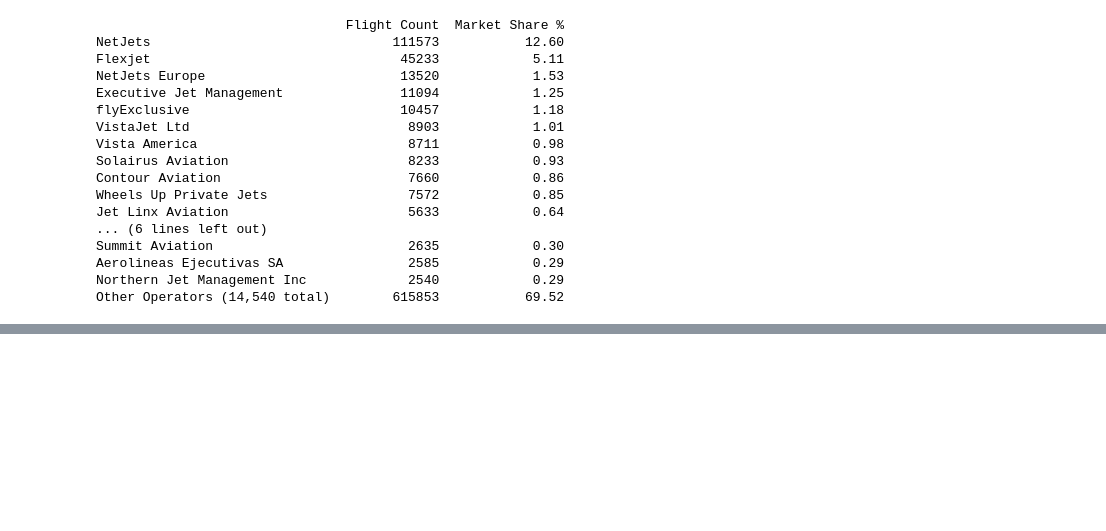
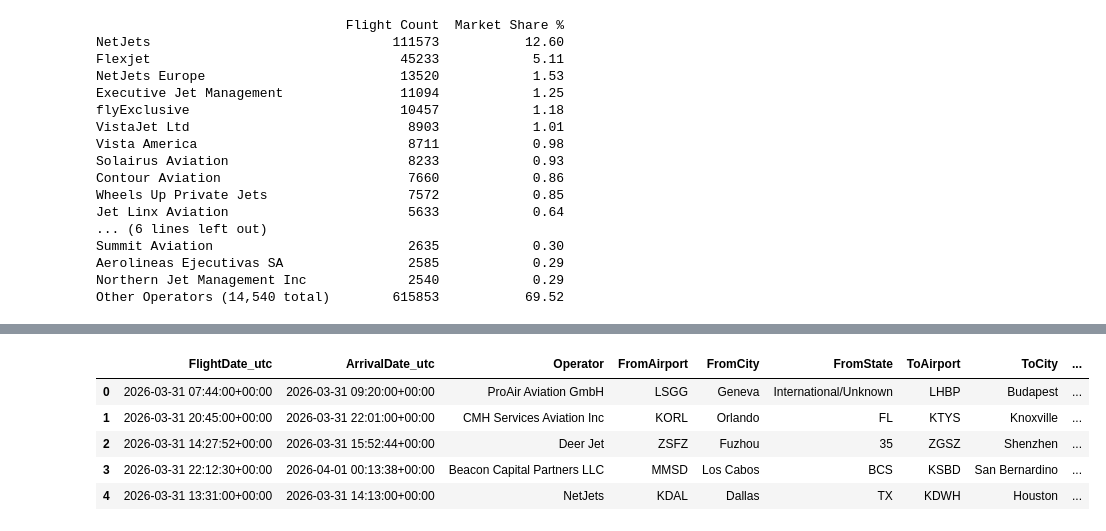
Before and after one commit to tausif-agntworksai/flight-pipeline, a Jupyter notebook: pricing/eda/rohit/wingx_2026_analysis_rs_v1.ipynb, the cells around one changed output, grey strips where cells are left out. Drawn from its saved outputs; the diff is of its cells as text; code cells hidden in the pictures; blank space fills up the shorter version.

```diff
--- a/pricing/eda/rohit/wingx_2026_analysis_rs_v1.ipynb
+++ b/pricing/eda/rohit/wingx_2026_analysis_rs_v1.ipynb
@@ -199,0 +297,18 @@ Other Operators (14,540 total)        615853           69.52
+# %%
+# 1. Create the lookup dictionary using the correct column names
+# Swapping 'ident' for 'icao' and 'Cluster' for 'cluster' based on your snippet
+cluster_map = dict(zip(df_cluster['icao'], df_cluster['cluster']))
+
+# 2. Map the individual clusters to your main flight 'df'
+df['from_cluster'] = df['FromAirport'].map(cluster_map).fillna('Other')
+df['to_cluster'] = df['ToAirport'].map(cluster_map).fillna('Other')
+
+# 3. Create the concatenated corridor feature
+df['From_To_Cluster'] = df['from_cluster'].astype(str) + ' - ' + df['to_cluster'].astype(str)
+
+# 4. Keep that memory low!
+for col in ['from_cluster', 'to_cluster', 'From_To_Cluster']:
+    df[col] = df[col].astype('category')
+
+# 5. Verify the fix
+print(df[['FromAirport', 'ToAirport', 'From_To_Cluster']].head())
@@ -199,0 +322,19 @@ Other Operators (14,540 total)        615853           69.52
+# %%
+# 1. Define your logical conditions
+is_short_hop = df['Hours'] <= 0.5
+is_hub_shuffle = (df['from_cluster'] == df['to_cluster']) & \
+                 (df['from_cluster'] != 'Other') & \
+                 (df['Hours'] <= 1.0)
+
+# 2. Create the feature: 'Y' for Reposition, 'N' for Revenue
+# We use np.where for a fast, vectorized assignment
+import numpy as np
+df['reposition_flight'] = np.where(is_short_hop | is_hub_shuffle, 'Y', 'N')
+
+# 3. Quick Vibe Check: See the breakdown
+print("Repositioning Feature Breakdown:")
+print(df['reposition_flight'].value_counts())
+
+# 4. Verification: Average duration for each category
+print("\nMean Flight Duration by Category:")
+print(df.groupby('reposition_flight')['Hours'].mean())
@@ -199,0 +353,14 @@ Other Operators (14,540 total)        615853           69.52
+# %%
+# 1. Ensure Jupyter shows all columns without truncating them
+import pandas as pd
+pd.set_option('display.max_columns', None)
+
+# 2. Show the first 5 rows with the new 'is_wheels_up' and 'reposition_flight' columns
+df.head(5)
+# %% [output]
+|  | FlightDate_utc | ArrivalDate_utc | Operator | FromAirport | FromCity | FromState | ToAirport | ToCity | ... |
+| 0 | 2026-03-31 07:44:00+00:00 | 2026-03-31 09:20:00+00:00 | ProAir Aviation GmbH | LSGG | Geneva | International/Unknown | LHBP | Budapest | ... |
+| 1 | 2026-03-31 20:45:00+00:00 | 2026-03-31 22:01:00+00:00 | CMH Services Aviation Inc | KORL | Orlando | FL | KTYS | Knoxville | ... |
+| 2 | 2026-03-31 14:27:52+00:00 | 2026-03-31 15:52:44+00:00 | Deer Jet | ZSFZ | Fuzhou | 35 | ZGSZ | Shenzhen | ... |
+| 3 | 2026-03-31 22:12:30+00:00 | 2026-04-01 00:13:38+00:00 | Beacon Capital Partners LLC | MMSD | Los Cabos | BCS | KSBD | San Bernardino | ... |
+| 4 | 2026-03-31 13:31:00+00:00 | 2026-03-31 14:13:00+00:00 | NetJets | KDAL | Dallas | TX | KDWH | Houston | ... |
```
Also changed, not shown: parts of 9 cells of this notebook, 1 other file.
